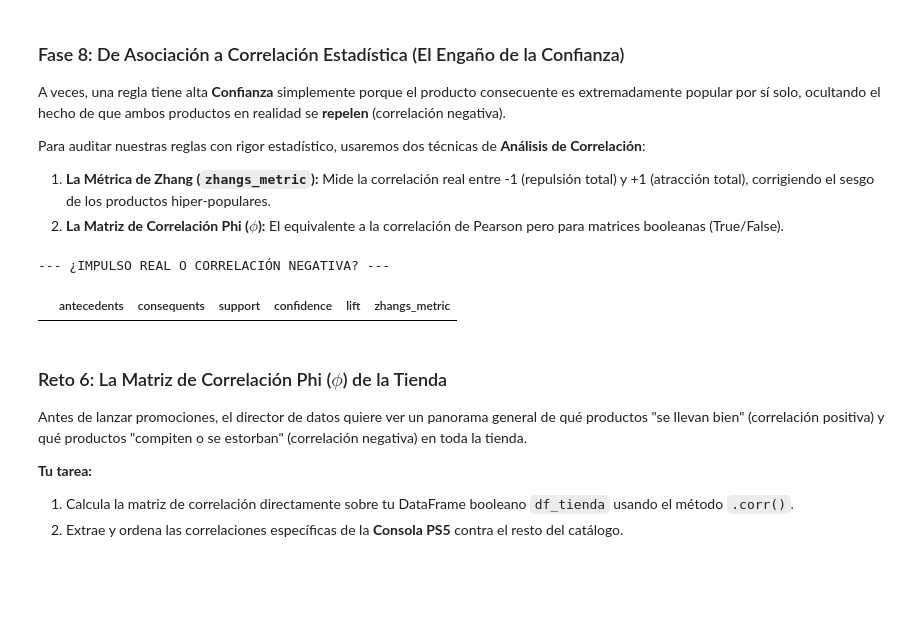
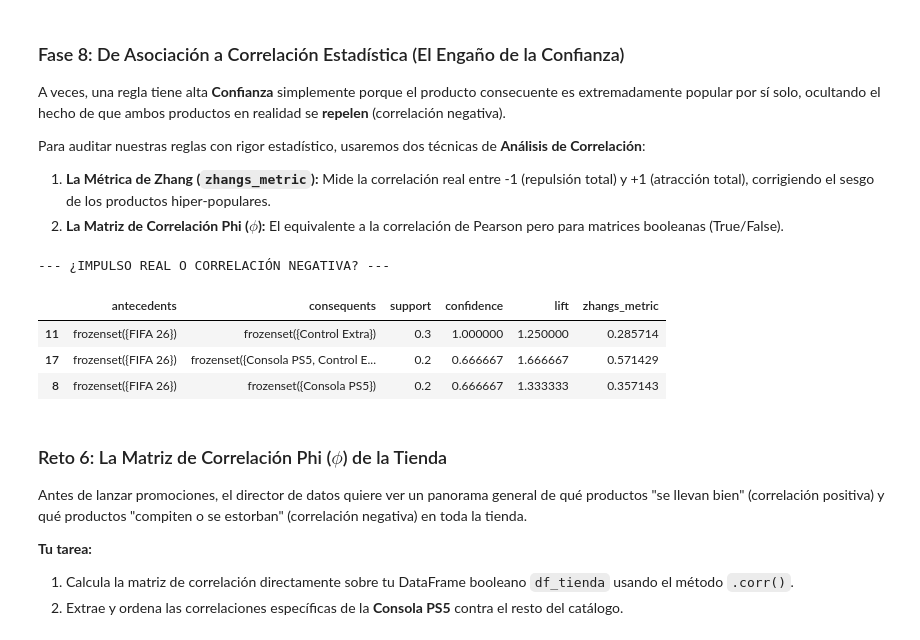
Before and after one commit to pecezon/MineriaDeDatos, a Jupyter notebook: Assoc Rules Direction Classwork.ipynb, the cells around one changed output. Saved outputs shown, nothing was run; the diff lists cells and outputs as text; code cells hidden in the pictures; blank space fills up the shorter version.

```diff
--- a/Assoc Rules Direction Classwork.ipynb
+++ b/Assoc Rules Direction Classwork.ipynb
@@ -163,17 +163,20 @@ Para auditar nuestras reglas con rigor estadístico, usaremos dos técnicas de *
 # %%
 # --- DEMOSTRACIÓN DE LA PARADOJA (Ejecutar y analizar) ---
 # Filtramos qué pasa cuando alguien compra 'Funda de Silicon' o 'FIFA 26' hacia los productos populares
 paradoja = reglas_store[
-    (reglas_store['ant_str'] == 'FIFA 26') &
-    (reglas_store['con_str'] == 'Suscripción Plus')
+    (reglas_store['ant_str'] == 'FIFA 26') |
+    (reglas_store['con_str'] == 'Funda de Silicon')
 ]
 
 print("--- ¿IMPULSO REAL O CORRELACIÓN NEGATIVA? ---")
 # Observa cómo incluimos 'zhangs_metric' que mlxtend calcula automáticamente
 display(paradoja[['antecedents', 'consequents', 'support', 'confidence', 'lift', 'zhangs_metric']])
 # %% [output]
 --- ¿IMPULSO REAL O CORRELACIÓN NEGATIVA? ---
 |  | antecedents | consequents | support | confidence | lift | zhangs_metric |
+| 11 | frozenset({FIFA 26}) | frozenset({Control Extra}) | 0.3 | 1.000000 | 1.250000 | 0.285714 |
+| 17 | frozenset({FIFA 26}) | frozenset({Consola PS5, Control E... | 0.2 | 0.666667 | 1.666667 | 0.571429 |
+| 8 | frozenset({FIFA 26}) | frozenset({Consola PS5}) | 0.2 | 0.666667 | 1.333333 | 0.357143 |
 # %% [markdown]
 ### Reto 6: La Matriz de Correlación Phi ($\phi$) de la Tienda
 
```
Also changed, not shown: parts of 3 cells of this notebook.
